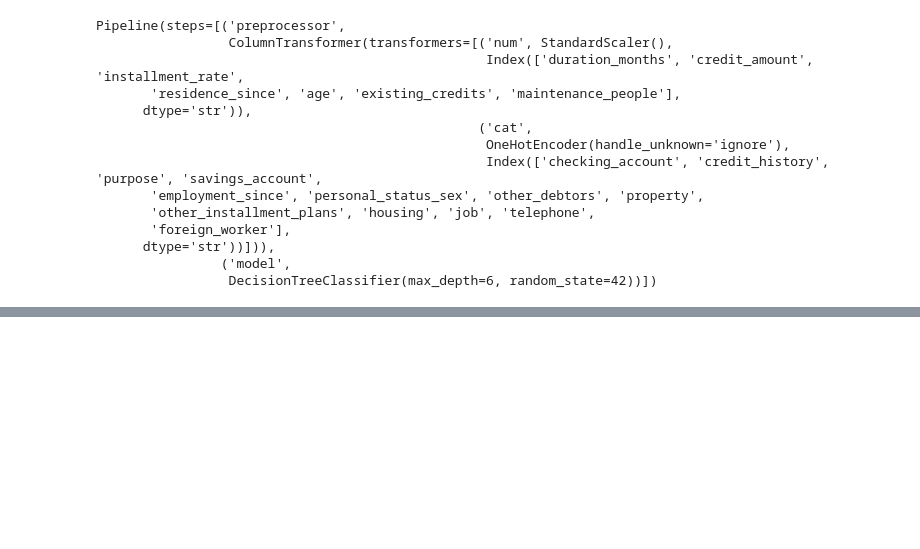
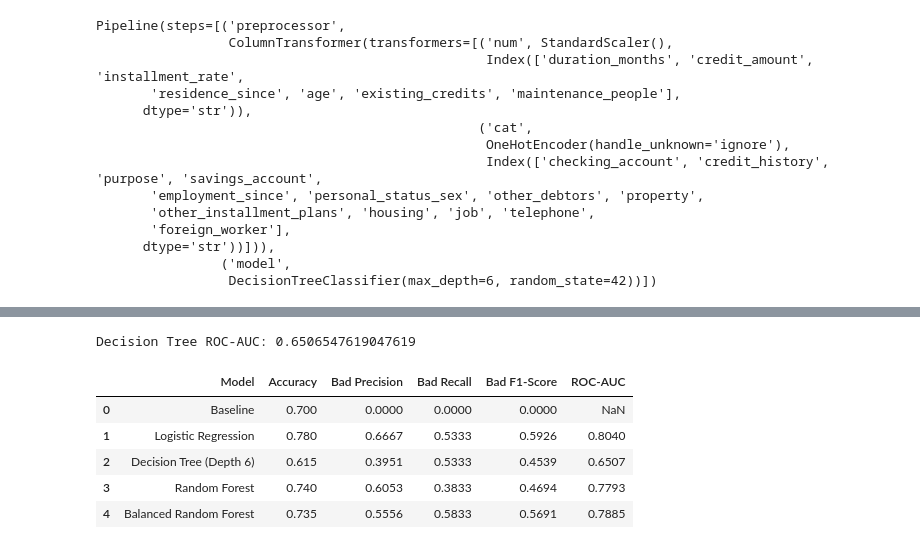
Before and after one commit to PavanRaju-22/CodeAlpha_CreditScoringModel, a Jupyter notebook: notebooks/01_credit_scoring_eda.ipynb, the cells around one changed output, grey strips where cells are left out. Drawn from its saved outputs; the diff is of its cells as text; code cells hidden in the pictures; blank space fills up the shorter version.

Commit message:
Add Balanced random forest and compare models

```diff
--- a/notebooks/01_credit_scoring_eda.ipynb
+++ b/notebooks/01_credit_scoring_eda.ipynb
@@ -692,2 +711,68 @@ decision_tree_recall = recall_score(
 # %%
-d
+decision_tree_probabilities = decision_tree.predict_proba(X_test)
+
+decision_tree_bad_probability = decision_tree_probabilities[:, 1]
+
+decision_tree_roc_auc = roc_auc_score(
+    y_test,
+    decision_tree_bad_probability,
+    labels=[1, 2]
+)
+
+print("Decision Tree ROC-AUC:", decision_tree_roc_auc)
+# %% [output]
+Decision Tree ROC-AUC: 0.6506547619047619
+# %%
+model_comparison = pd.DataFrame({
+    "Model": [
+        "Baseline",
+        "Logistic Regression",
+        "Decision Tree (Depth 6)",
+        "Random Forest",
+        "Balanced Random Forest"
+    ],
+    "Accuracy": [
+        0.70,
+        0.78,
+        0.615,
+        0.74,
+        0.735
+    ],
+    "Bad Precision": [
+        0.0,
+        0.6667,
+        0.3951,
+        0.6053,
+        0.5556
+    ],
+    "Bad Recall": [
+        0.0,
+        0.5333,
+        0.5333,
+        0.3833,
+        0.5833
+    ],
+    "Bad F1-Score": [
+        0.0,
+        0.5926,
+        0.4539,
+        0.4694,
+        0.5691
+    ],
+    "ROC-AUC": [
+        np.nan,
+        0.8040,
+        0.6507,
+        0.7793,
+        0.7885
+    ]
+})
+
+model_comparison
+# %% [output]
+|  | Model | Accuracy | Bad Precision | Bad Recall | Bad F1-Score | ROC-AUC |
+| 0 | Baseline | 0.700 | 0.0000 | 0.0000 | 0.0000 | NaN |
+| 1 | Logistic Regression | 0.780 | 0.6667 | 0.5333 | 0.5926 | 0.8040 |
+| 2 | Decision Tree (Depth 6) | 0.615 | 0.3951 | 0.5333 | 0.4539 | 0.6507 |
+| 3 | Random Forest | 0.740 | 0.6053 | 0.3833 | 0.4694 | 0.7793 |
+| 4 | Balanced Random Forest | 0.735 | 0.5556 | 0.5833 | 0.5691 | 0.7885 |
```
Also changed, not shown: parts of 12 cells of this notebook.
